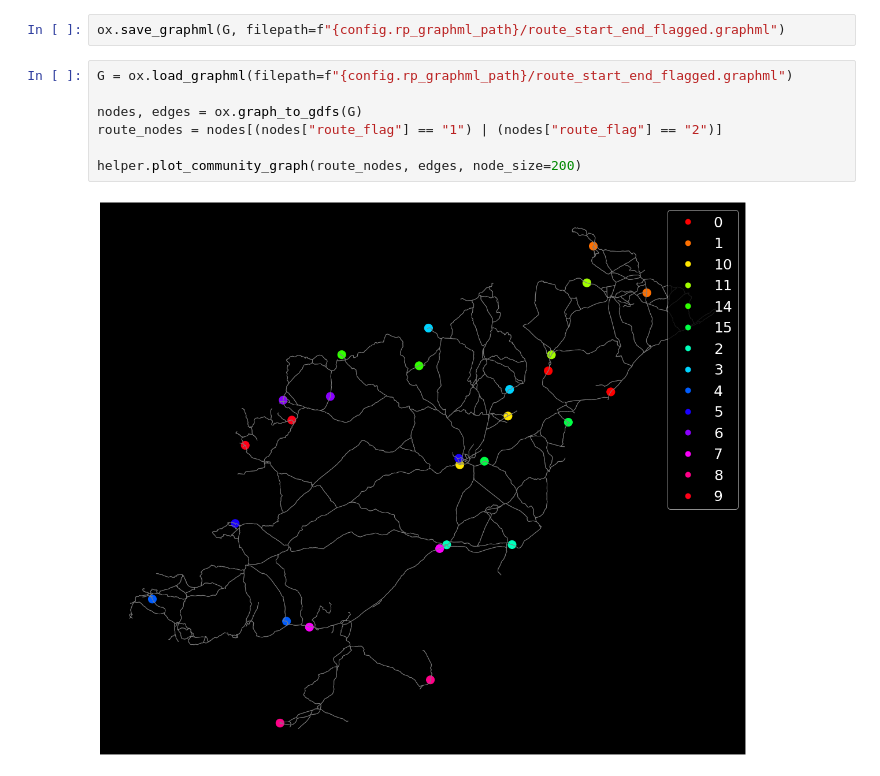
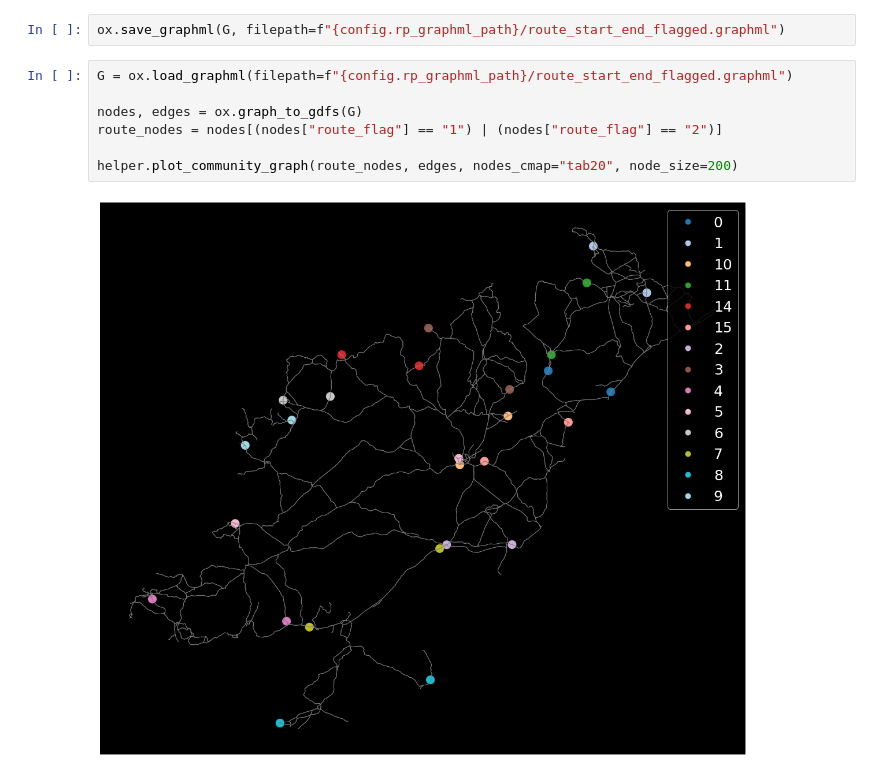
Before and after one commit to ancodia/donegal-bus-routes, a Jupyter notebook: route_planning/notebooks/node_ranking.ipynb, the cells around one changed output. Saved outputs shown, nothing was run; the diff lists cells and outputs as text.

Commit message:
more updates to graph plots - connecting routes

```diff
--- a/route_planning/notebooks/node_ranking.ipynb
+++ b/route_planning/notebooks/node_ranking.ipynb
@@ -156,9 +156,9 @@ ox.save_graphml(G, filepath=f"{config.rp_graphml_path}/route_start_end_flagged.g
 # %%
 G = ox.load_graphml(filepath=f"{config.rp_graphml_path}/route_start_end_flagged.graphml")
 
 nodes, edges = ox.graph_to_gdfs(G)
 route_nodes = nodes[(nodes["route_flag"] == "1") | (nodes["route_flag"] == "2")]
 
-helper.plot_community_graph(route_nodes, edges, node_size=200)
+helper.plot_community_graph(route_nodes, edges, nodes_cmap="tab20", node_size=200)
 # %% [output]
-[figure, old version]
+[figure, new version]
```
Also changed, not shown: 2 other files.
